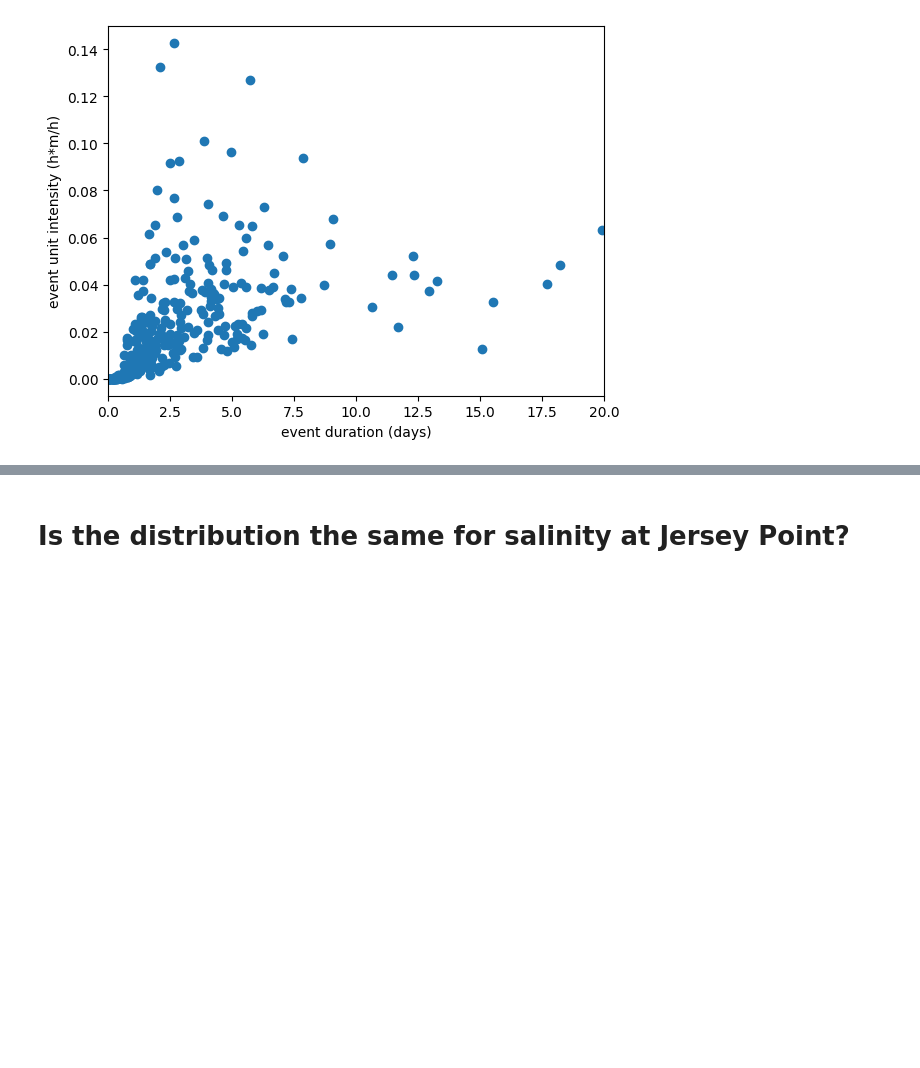
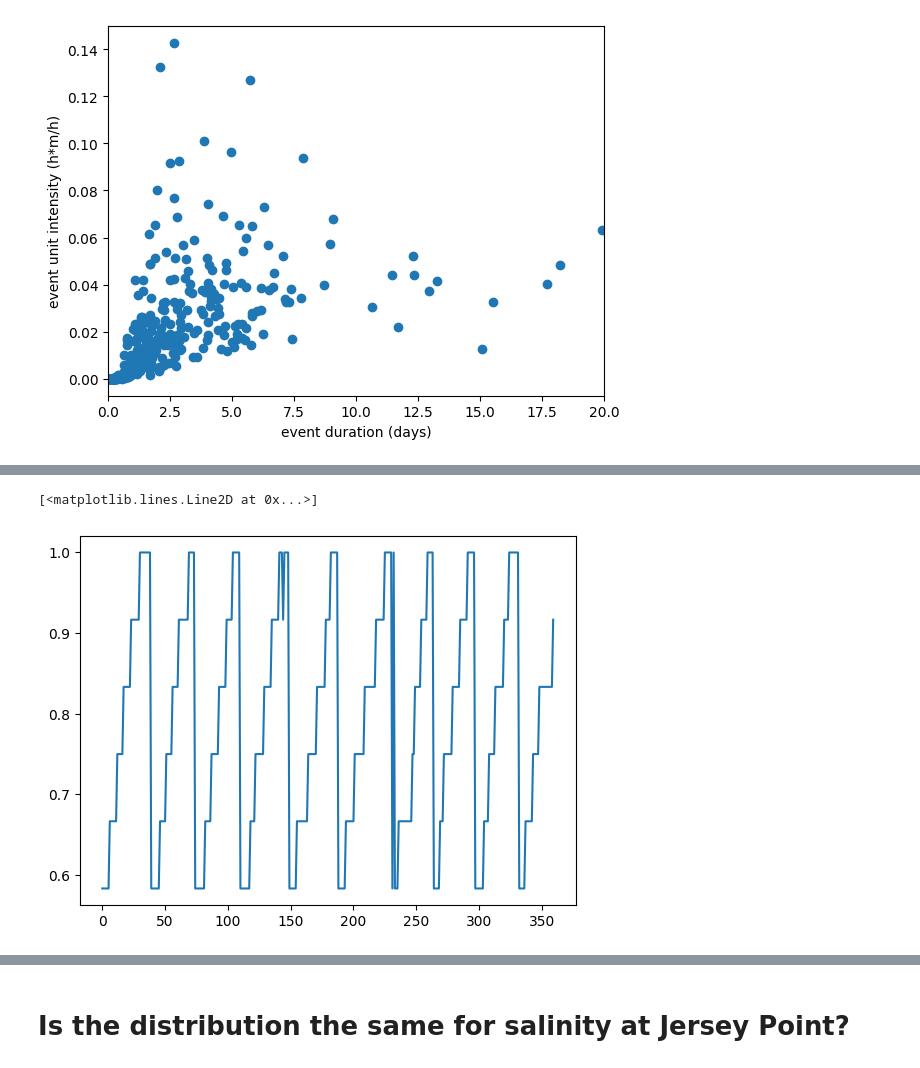
Before and after one commit to jennaisrael/Savio_scratch_back_up, a Jupyter notebook: climate_data_processing/identify_stp/test_peak_finding_do_not_downsample.ipynb, the cells around one changed output, grey strips where cells are left out. Saved outputs shown, nothing was run; the diff lists cells and outputs as text; code cells hidden in the pictures; blank space fills up the shorter version.

```diff
--- a/climate_data_processing/identify_stp/test_peak_finding_do_not_downsample.ipynb
+++ b/climate_data_processing/identify_stp/test_peak_finding_do_not_downsample.ipynb
@@ -620,0 +648,5 @@ ax.set_xlim(0,20)
+# %%
+plt.plot(mcval)
+# %% [output]
+[<matplotlib.lines.Line2D at 0x...>]
+[figure, added]
```
Also changed, not shown: parts of 8 cells of this notebook.
